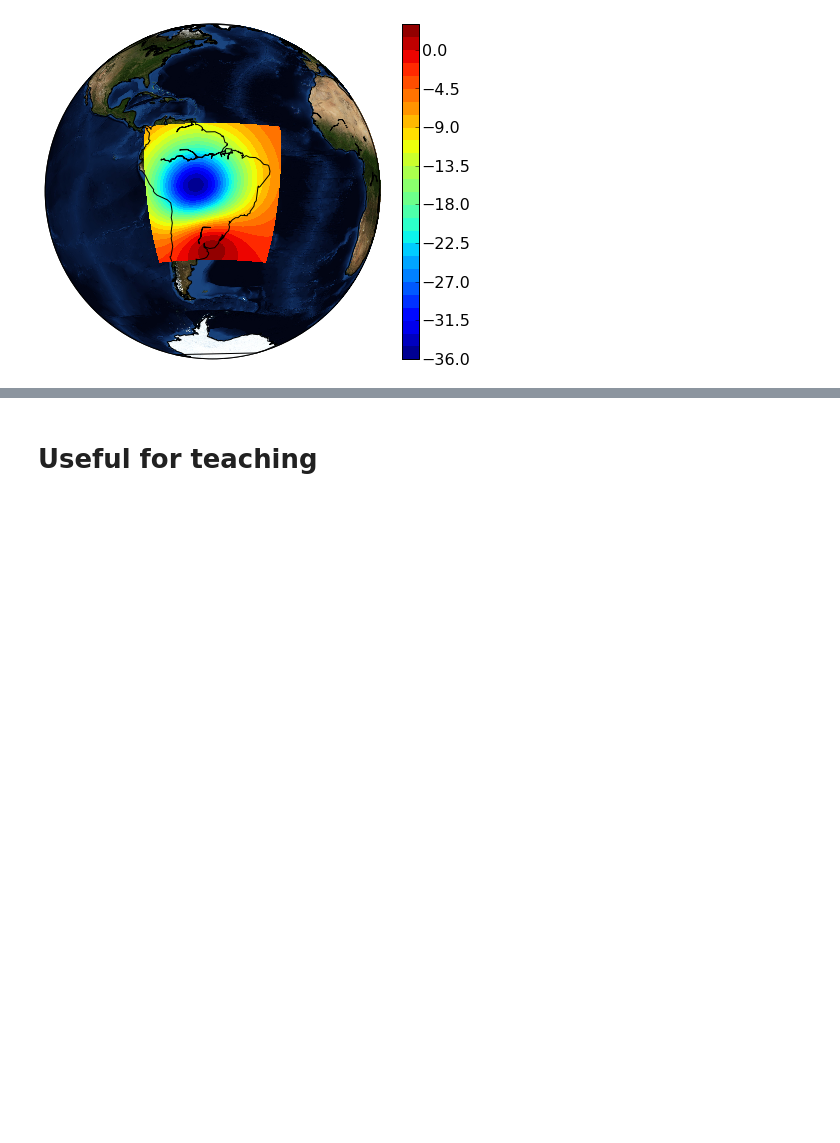
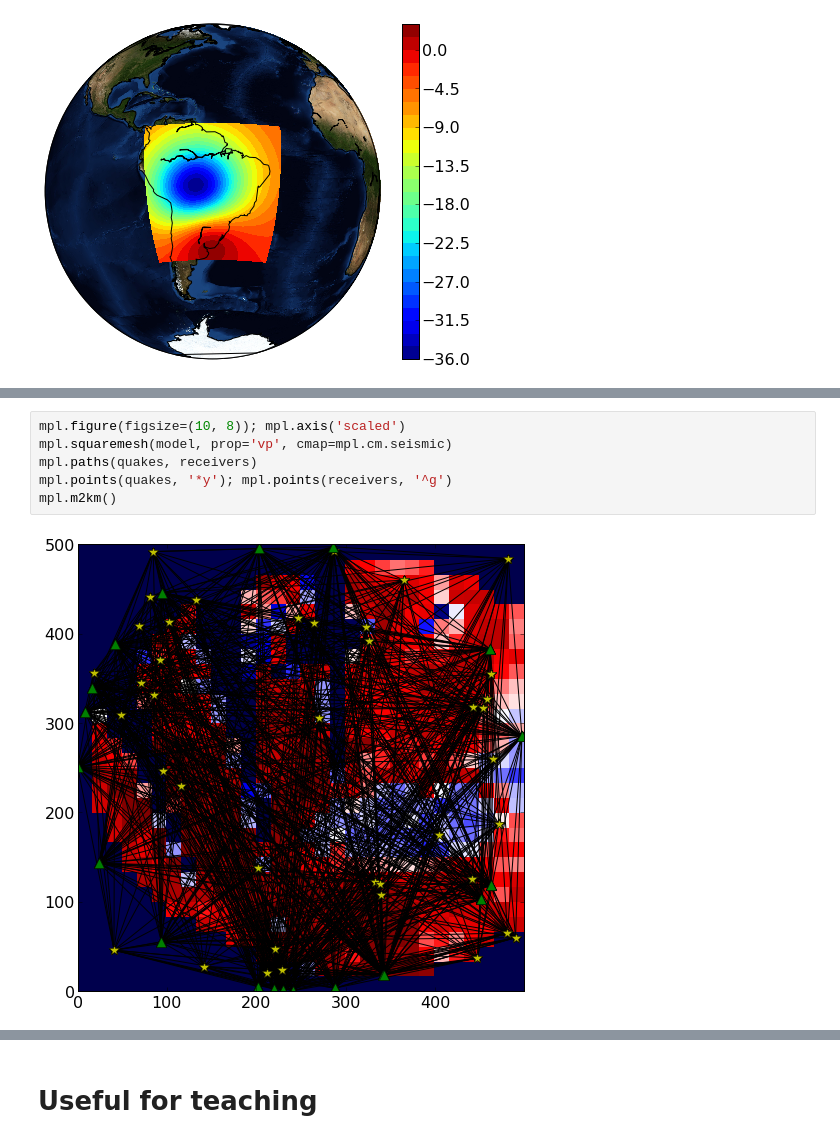
Before and after one commit to leouieda/scipy2013, a Jupyter notebook: presentation/modeling_the_earth_with_fatiando_a_terra.ipynb, the cells around one changed output, grey strips where cells are left out. Drawn from its saved outputs; the diff is of its cells as text; blank space fills up the shorter version.

```diff
--- a/presentation/modeling_the_earth_with_fatiando_a_terra.ipynb
+++ b/presentation/modeling_the_earth_with_fatiando_a_terra.ipynb
@@ -306,0 +340,8 @@ mpl.colorbar()
+# %%
+mpl.figure(figsize=(10, 8)); mpl.axis('scaled')
+mpl.squaremesh(model, prop='vp', cmap=mpl.cm.seismic)
+mpl.paths(quakes, receivers)
+mpl.points(quakes, '*y'); mpl.points(receivers, '^g')
+mpl.m2km()
+# %% [output]
+[figure, added]
```
Also changed, not shown: parts of 8 cells of this notebook.
